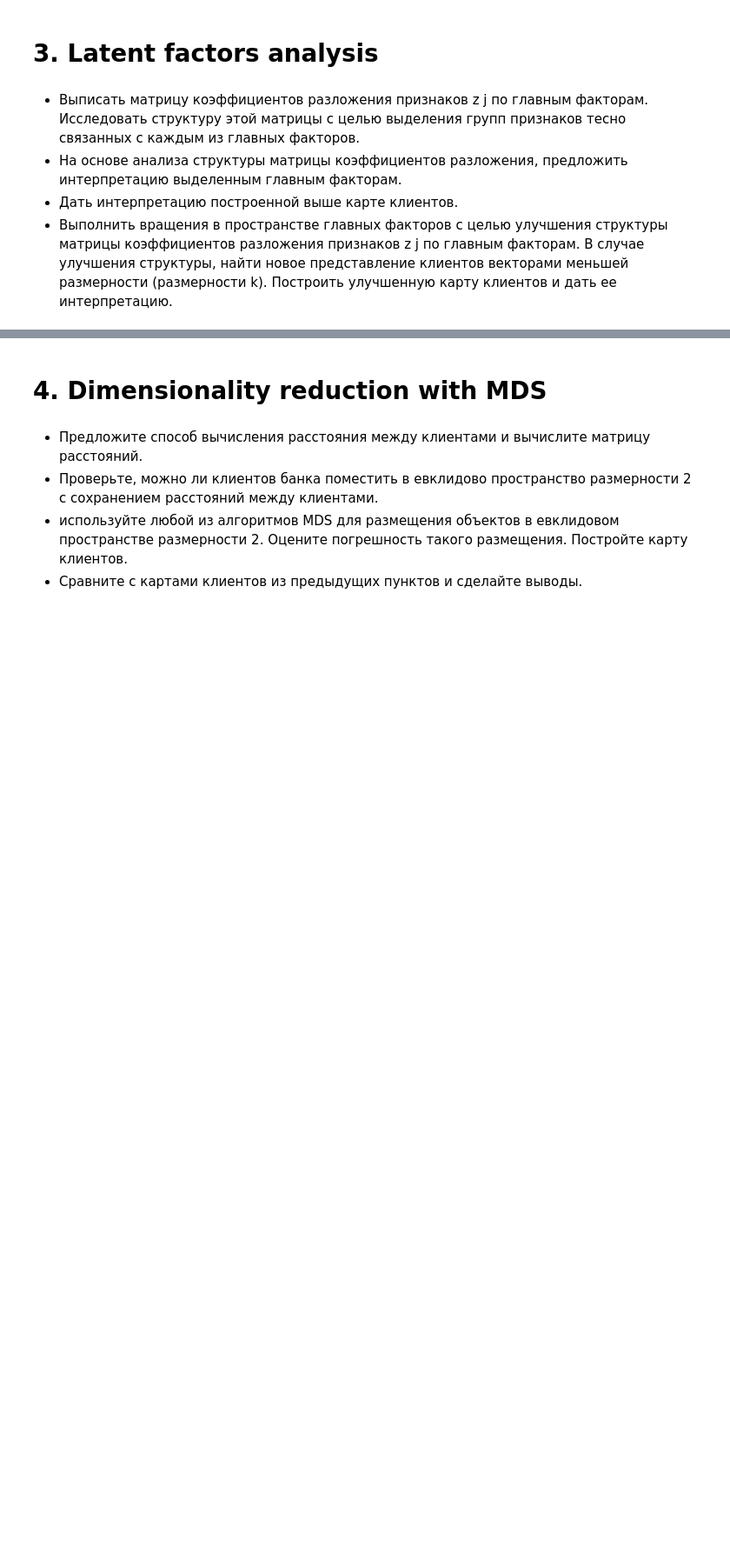
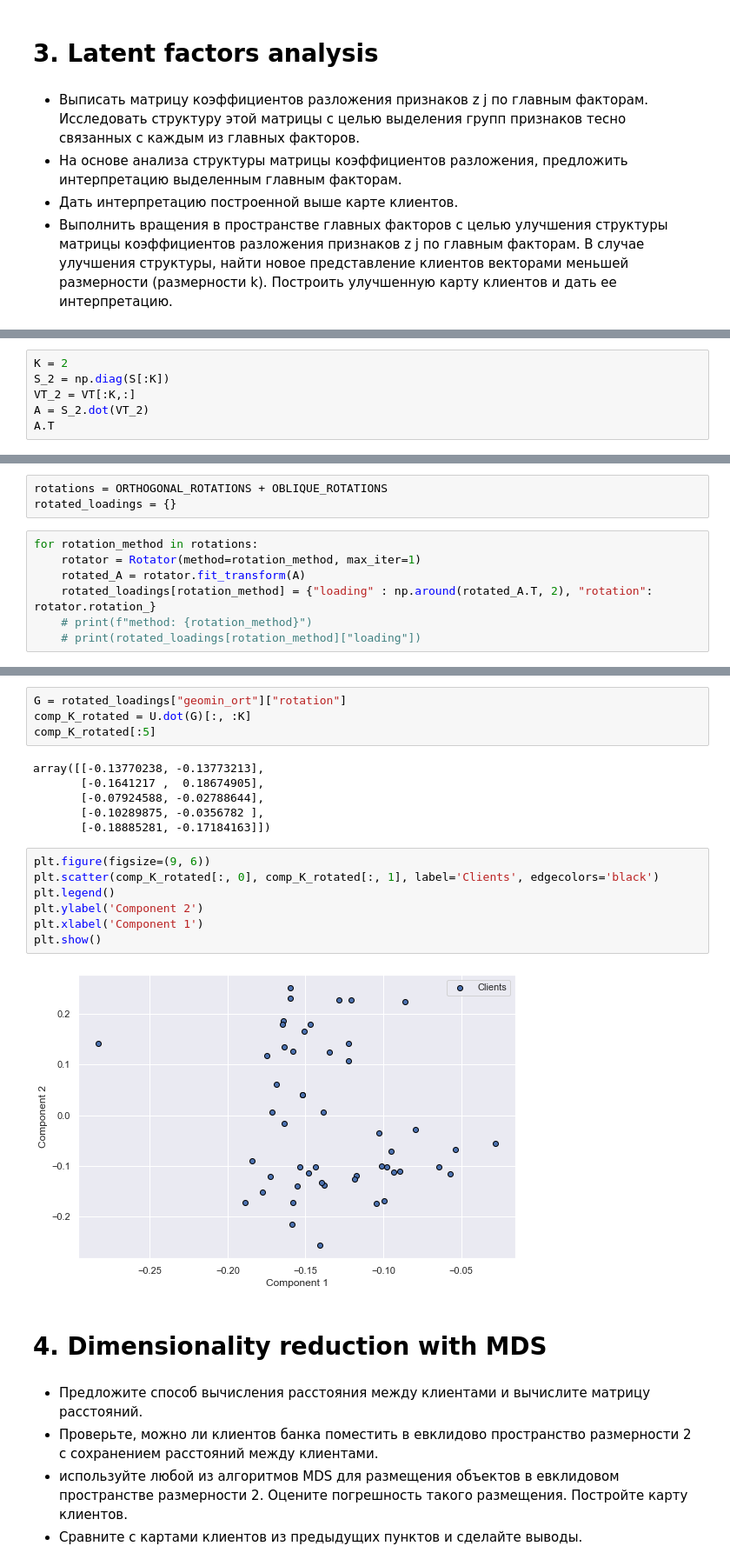
Before and after one commit to CodeSopranos/lab-2-data-analysis, a Jupyter notebook: lab2.ipynb, the cells around one changed output, grey strips where cells are left out. Shown: that part at 87% size. Drawn from its saved outputs; the diff is of its cells as text; blank space fills up the shorter version.

```diff
--- a/lab2.ipynb
+++ b/lab2.ipynb
@@ -354,0 +357,6 @@ plt.show()
+# %%
+K = 2
+S_2 = np.diag(S[:K])
+VT_2 = VT[:K,:]
+A = S_2.dot(VT_2)
+A.T
@@ -354,0 +417,10 @@ plt.show()
+# %%
+rotations = ORTHOGONAL_ROTATIONS + OBLIQUE_ROTATIONS
+rotated_loadings = {}
+# %%
+for rotation_method in rotations:
+    rotator = Rotator(method=rotation_method, max_iter=1)
+    rotated_A = rotator.fit_transform(A)
+    rotated_loadings[rotation_method] = {"loading" : np.around(rotated_A.T, 2), "rotation": rotator.rotation_}
+    # print(f"method: {rotation_method}")
+    # print(rotated_loadings[rotation_method]["loading"])
@@ -355,3 +449,22 @@ plt.show()
+# %%
+G = rotated_loadings["geomin_ort"]["rotation"]
+comp_K_rotated = U.dot(G)[:, :K]
+comp_K_rotated[:5]
+# %% [output]
+array([[-0.13770238, -0.13773213],
+       [-0.1641217 ,  0.18674905],
+       [-0.07924588, -0.02788644],
+       [-0.10289875, -0.0356782 ],
+       [-0.18885281, -0.17184163]])
+# %%
+plt.figure(figsize=(9, 6))
+plt.scatter(comp_K_rotated[:, 0], comp_K_rotated[:, 1], label='Clients', edgecolors='black')
+plt.legend()
+plt.ylabel('Component 2')
+plt.xlabel('Component 1')
+plt.show()
+# %% [output]
+[figure, added]
 # %% [markdown]
 # 4. Dimensionality reduction with MDS
 # %% [markdown]
```
Also changed, not shown: parts of 15 cells of this notebook.
